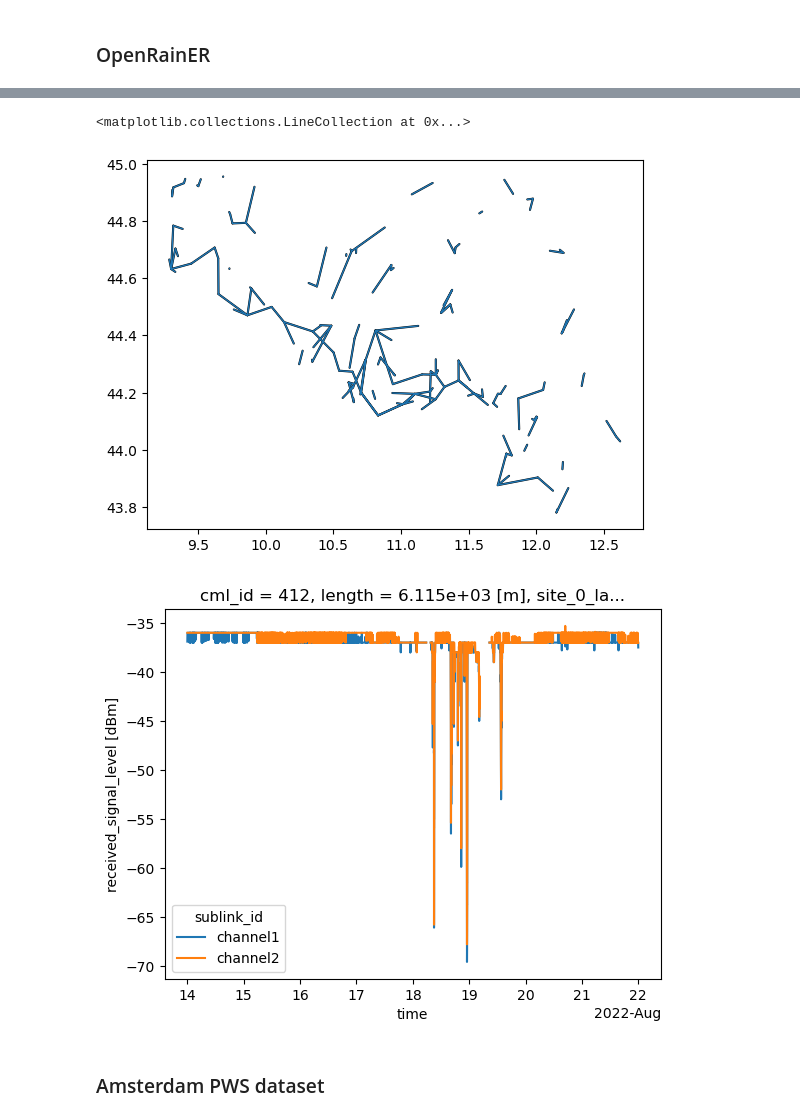
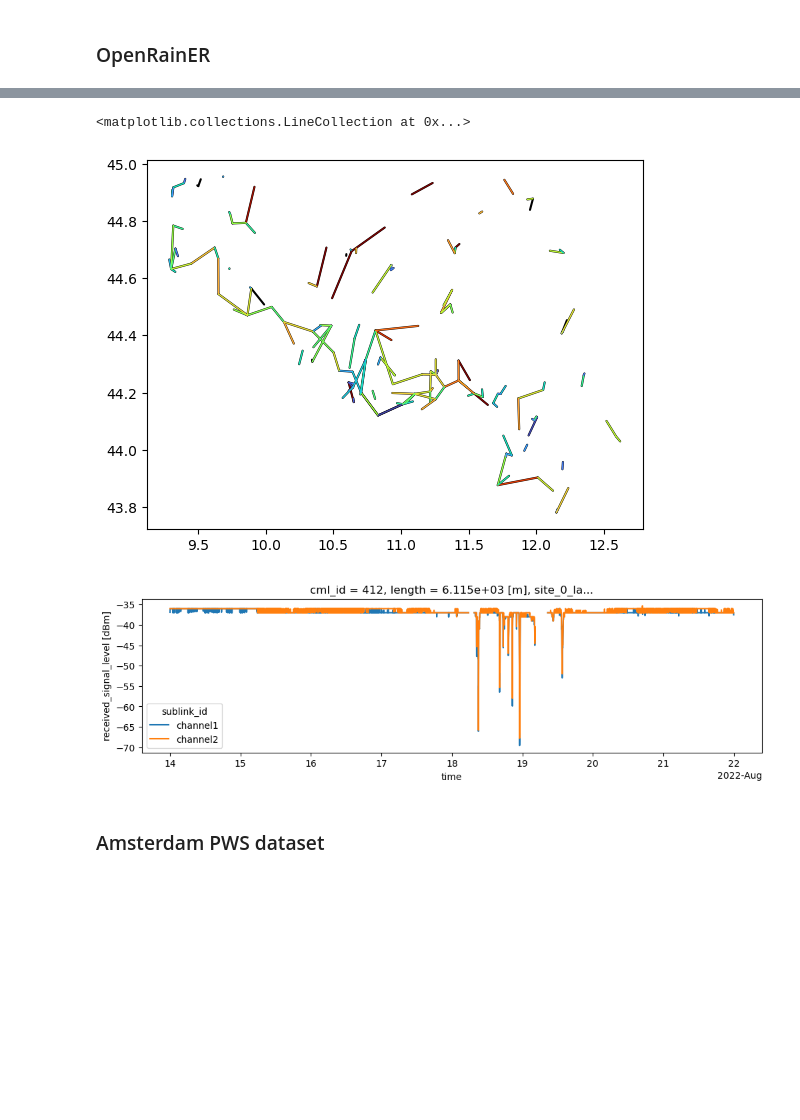
Before and after one commit to OpenSenseAction/PrePEP_short_course_OS, a Jupyter notebook: 1_poligrain_overview.ipynb, the cells around one changed output, grey strips where cells are left out. Saved outputs shown, nothing was run; the diff lists cells and outputs as text; code cells hidden in the pictures; blank space fills up the shorter version.

```diff
--- a/1_poligrain_overview.ipynb
+++ b/1_poligrain_overview.ipynb
@@ -492,12 +499,12 @@ plt.xlim([0.09, 10])
-# %%
-plg.plot_map.plot_lines(ds_cmls)
-# %% [output]
-<matplotlib.collections.LineCollection at 0x...>
-[figure, removed]
+# %%
+plg.plot_map.plot_lines(ds_cmls.rsl.isel(sublink_id=0).std(dim='time'), vmin=0, vmax=5)
+# %% [output]
+<matplotlib.collections.LineCollection at 0x...>
+[figure, added]
 # %%
-ds_cmls.isel(cml_id=0).rsl.plot.line(x='time');
+ds_cmls.isel(cml_id=0).rsl.plot.line(x='time', figsize=(12, 3));
 # %% [output]
-[figure, old version]
+[figure, new version]
 # %% [markdown]
 ### Amsterdam PWS dataset
 # %% [markdown]
```
Also changed, not shown: parts of 20 cells of this notebook.
